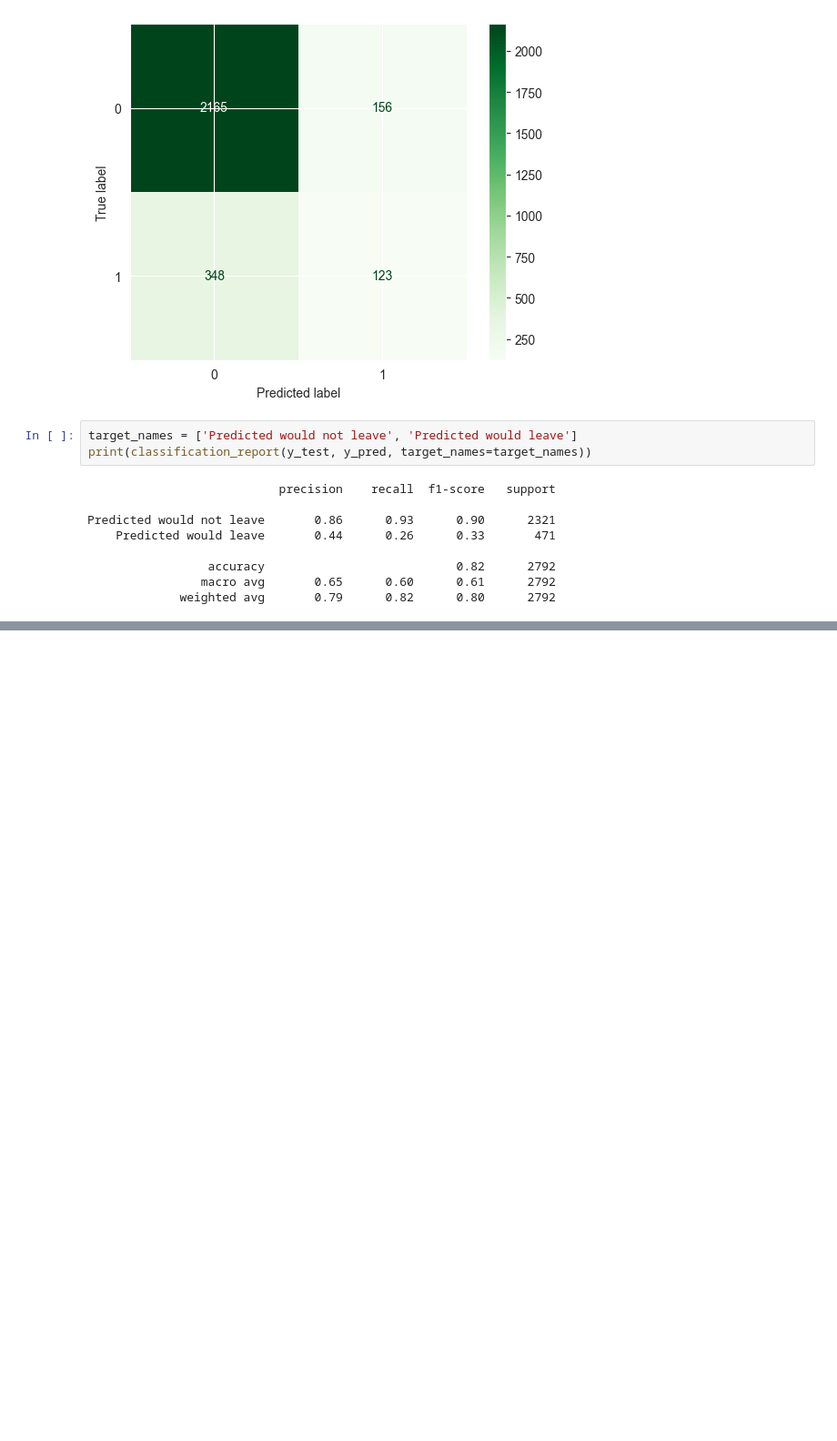
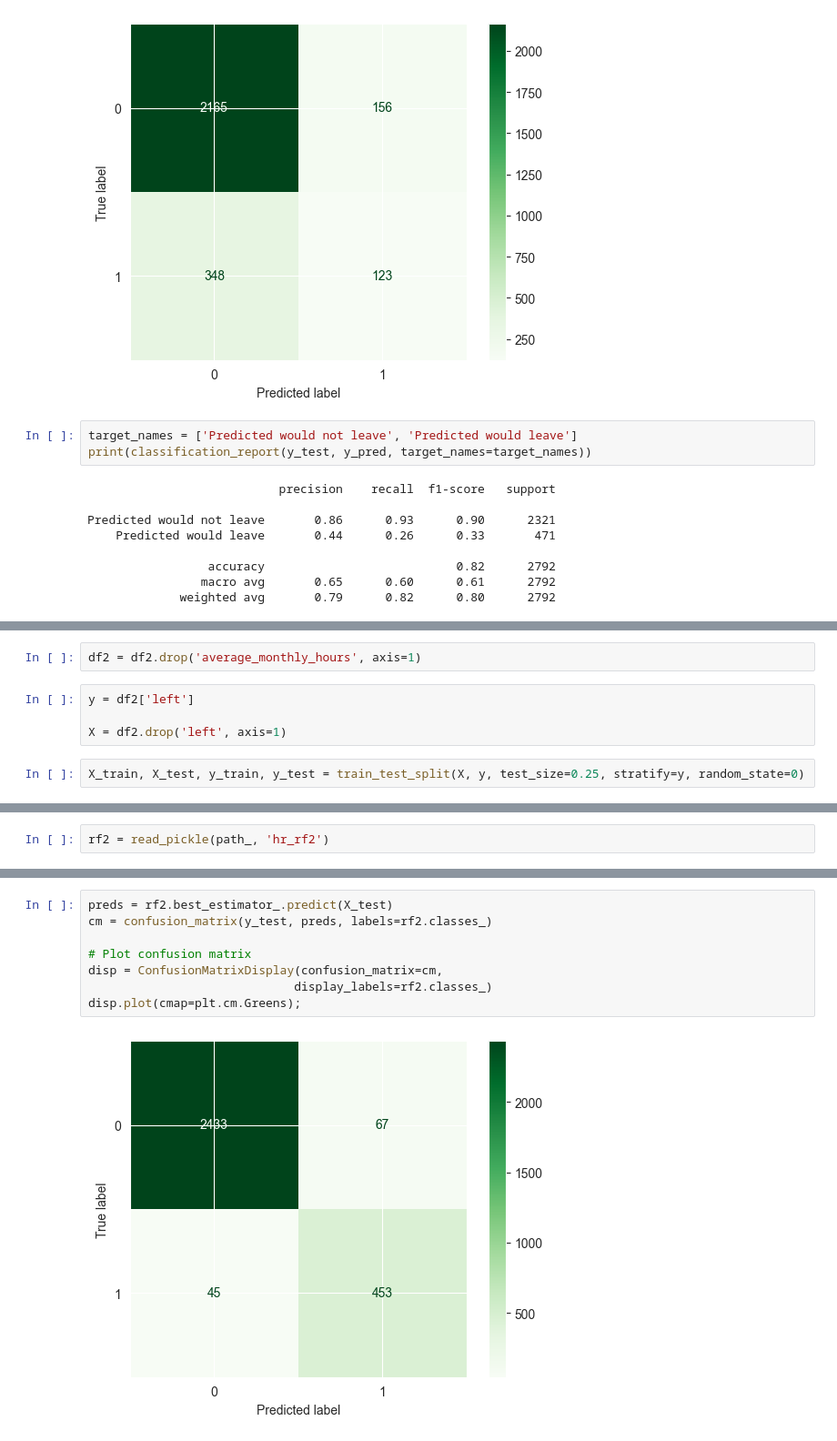
Before and after one commit to yildizramazan/salifort-motors, a Jupyter notebook: salifort-motors.ipynb, the cells around one changed output, grey strips where cells are left out. Shown: that part at 91% size. Saved outputs shown, nothing was run; the diff lists cells and outputs as text; blank space fills up the shorter version.

```diff
--- a/salifort-motors.ipynb
+++ b/salifort-motors.ipynb
@@ -258,0 +468,8 @@ Predicted would not leave       0.86      0.93      0.90      2321
+# %%
+df2 = df2.drop('average_monthly_hours', axis=1)
+# %%
+y = df2['left']
+
+X = df2.drop('left', axis=1)
+# %%
+X_train, X_test, y_train, y_test = train_test_split(X, y, test_size=0.25, stratify=y, random_state=0)
@@ -258,0 +546,2 @@ Predicted would not leave       0.86      0.93      0.90      2321
+# %%
+rf2 = read_pickle(path_, 'hr_rf2')
@@ -258,0 +576,10 @@ Predicted would not leave       0.86      0.93      0.90      2321
+# %%
+preds = rf2.best_estimator_.predict(X_test)
+cm = confusion_matrix(y_test, preds, labels=rf2.classes_)
+
+# Plot confusion matrix
+disp = ConfusionMatrixDisplay(confusion_matrix=cm,
+                             display_labels=rf2.classes_)
+disp.plot(cmap=plt.cm.Greens);
+# %% [output]
+[figure, added]
```
Also changed, not shown: parts of 46 cells of this notebook, 2 other files.
